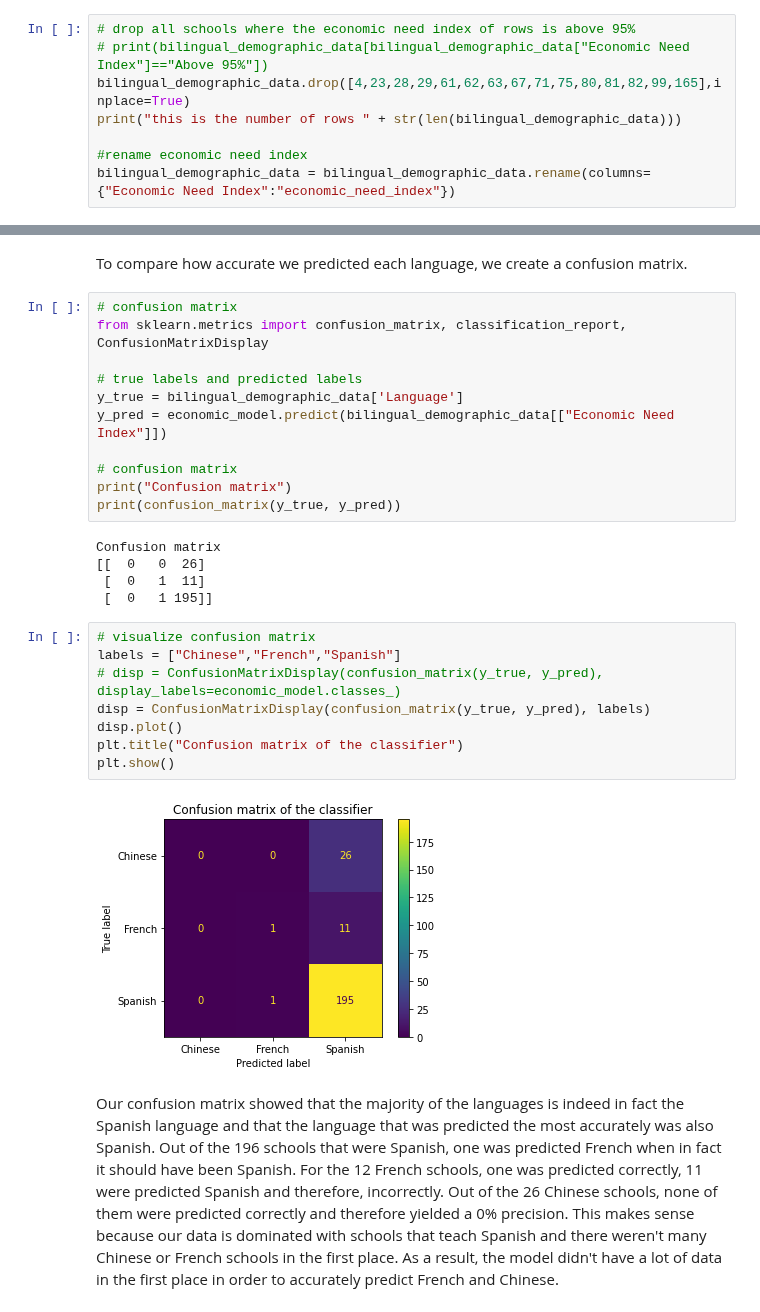
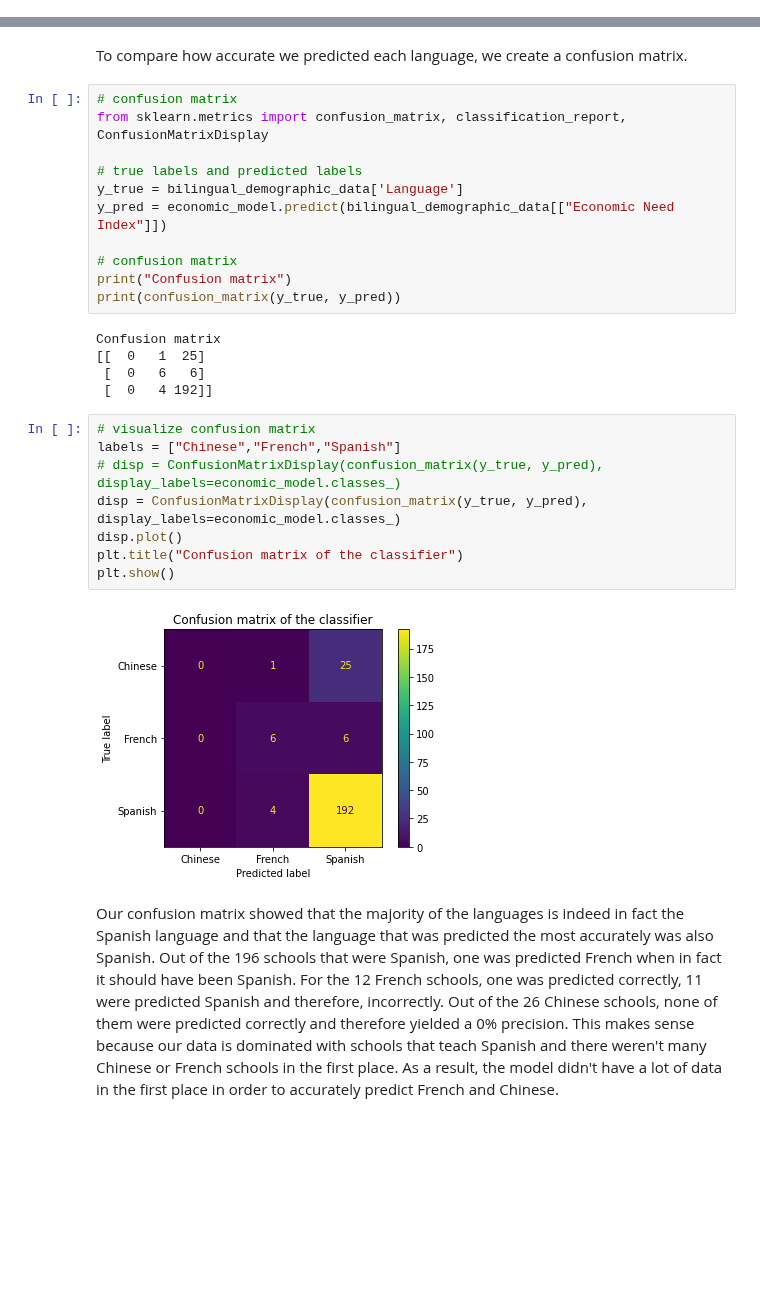
Before and after one commit to gaby-chu/info2950, a Jupyter notebook: project/economic_index_regression.ipynb, the cells around one changed output, grey strips where cells are left out. Drawn from its saved outputs; the diff is of its cells as text; blank space fills up the shorter version.

```diff
--- a/project/economic_index_regression.ipynb
+++ b/project/economic_index_regression.ipynb
@@ -30,8 +27,0 @@ display(bilingual_demographic_data)
-# %%
-# drop all schools where the economic need index of rows is above 95%
-# print(bilingual_demographic_data[bilingual_demographic_data["Economic Need Index"]=="Above 95%"])
-bilingual_demographic_data.drop([4,23,28,29,61,62,63,67,71,75,80,81,82,99,165],inplace=True)
-print("this is the number of rows " + str(len(bilingual_demographic_data)))
-
-#rename economic need index
-bilingual_demographic_data = bilingual_demographic_data.rename(columns={"Economic Need Index":"economic_need_index"})
@@ -106,19 +88,19 @@ print("Confusion matrix")
 print(confusion_matrix(y_true, y_pred))
 # %% [output]
 Confusion matrix
-[[  0   0  26]
- [  0   1  11]
- [  0   1 195]]
+[[  0   1  25]
+ [  0   6   6]
+ [  0   4 192]]
 # %%
 # visualize confusion matrix
 labels = ["Chinese","French","Spanish"]
 # disp = ConfusionMatrixDisplay(confusion_matrix(y_true, y_pred), display_labels=economic_model.classes_)
-disp = ConfusionMatrixDisplay(confusion_matrix(y_true, y_pred), labels)
+disp = ConfusionMatrixDisplay(confusion_matrix(y_true, y_pred), display_labels=economic_model.classes_)
 disp.plot()
 plt.title("Confusion matrix of the classifier")
 plt.show()
 # %% [output]
-[figure, old version]
+[figure, new version]
 # %% [markdown]
 Our confusion matrix showed that the majority of the languages is indeed in fact the Spanish language and that the language that was predicted the most accurately was also Spanish. Out of the 196 schools that were Spanish, one was predicted French when in fact it should have been Spanish. For the 12 French schools, one was predicted correctly, 11 were predicted Spanish and therefore, incorrectly. Out of the 26 Chinese schools, none of them were predicted correctly and therefore yielded a 0% precision. This makes sense because our data is dominated with schools that teach Spanish and there weren't many Chinese or French schools in the first place. As a result, the model didn't have a lot of data in the first place in order to accurately predict French and Chinese.
 # %%
```
Also changed, not shown: parts of 4 cells of this notebook.
